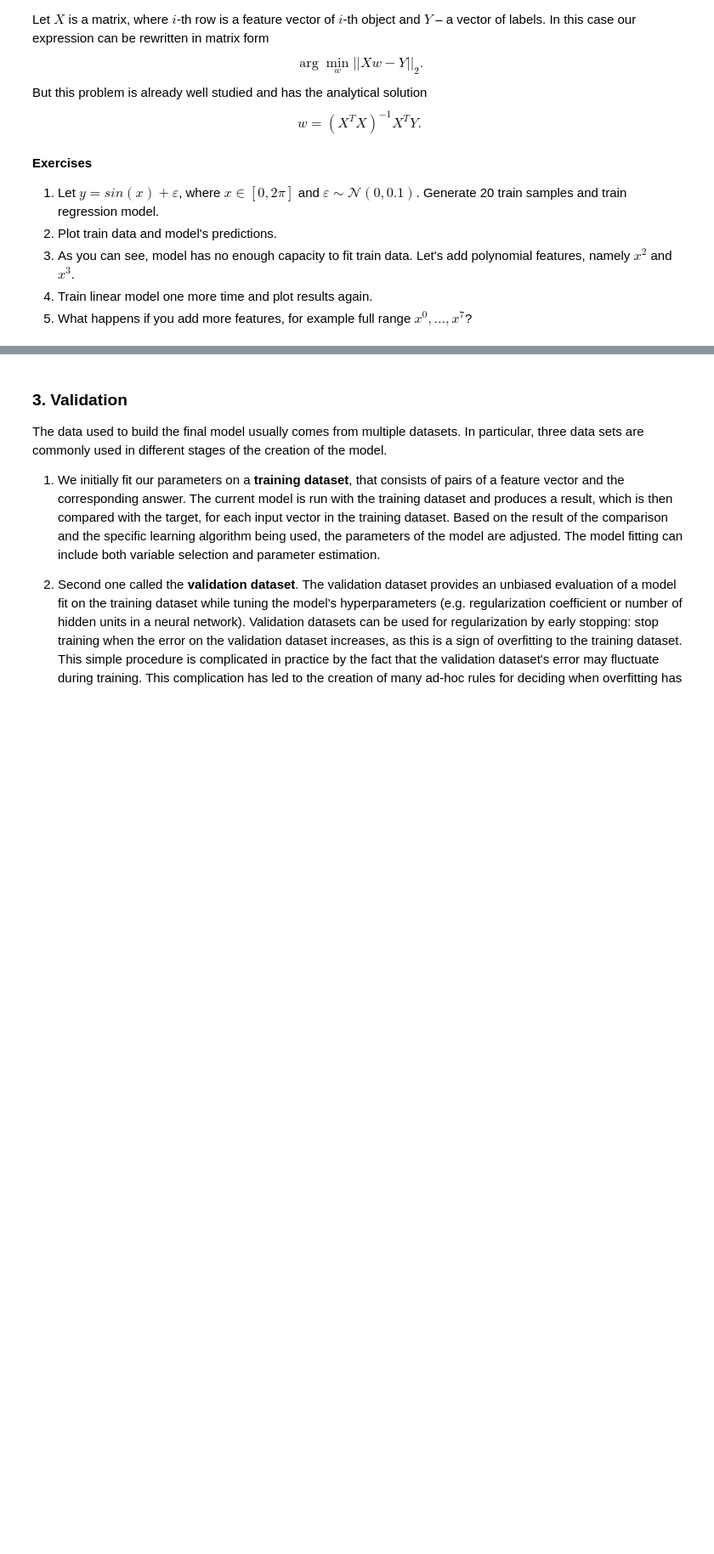
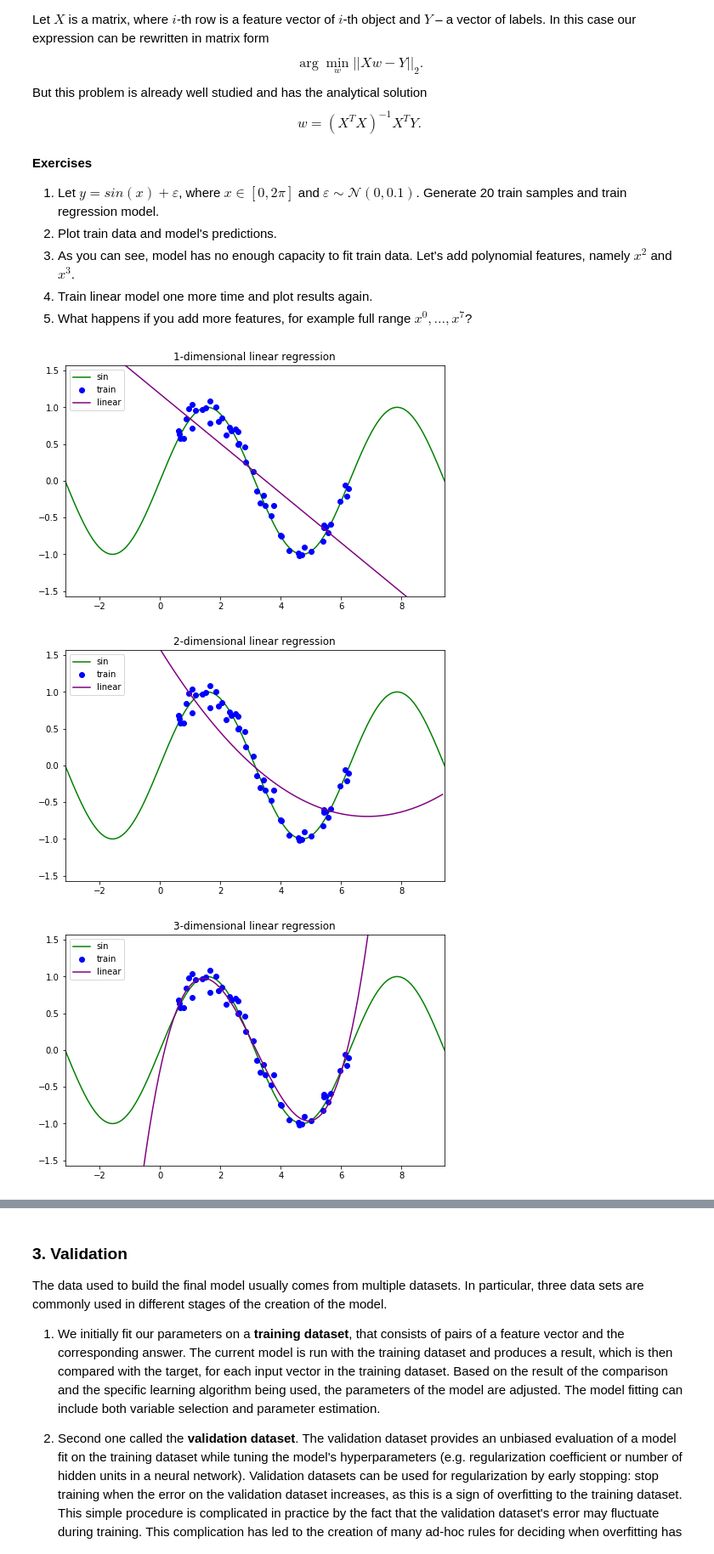
Before and after one commit to sergevkim/DarinKim, a Jupyter notebook: draft-1.ipynb, the cells around one changed output, grey strips where cells are left out. Shown: that part at 85% size. Saved outputs shown, nothing was run; the diff lists cells and outputs as text; code cells hidden in the pictures; blank space fills up the shorter version.

```diff
--- a/draft-1.ipynb
+++ b/draft-1.ipynb
@@ -58,0 +69,47 @@ $$w = (X^TX)^{-1}X^TY.$$
+# %%
+# let's set our parameters
+sz = 50
+eps = np.random.normal(0, 0.1, sz)
+xAll = np.arange(-np.pi, 3 * np.pi, 0.1)
+xSin = np.array([i / 100 for i in range(-500, 1500)])
+ySin = np.sin(xSin)
+
+x = np.random.uniform(0, 2 * np.pi, sz)
+x = np.sort(x)
+y = np.sin(x) + eps
+x = x.reshape(-1, 1)
+# %%
+# artist - a person who creates paintings or drawings as a profession or hobby
+def artist(_dim):
+    plt.figure(figsize=(8, 5))
+    plt.axis([-np.pi, 3 * np.pi, -np.pi / 2, np.pi / 2])
+    plt.plot(xSin, ySin, color="green", label="sin")
+    plt.plot(x, y, 'o', color="blue", label="train")
+
+    xPoly = x
+    for i in range(2, _dim + 1):
+        xPow = np.array(x ** i)
+        xPoly = np.concatenate((xPoly, xPow), axis=1)
+
+    linRegr = linear_model.LinearRegression().fit(xPoly, y)
+    polynom = linRegr.intercept_
+    for i in range(1, _dim + 1):
+        polynom += xAll ** (i) * linRegr.coef_[i - 1]
+
+    plt.plot(xAll, polynom, color="purple", label="linear")
+    plt.title(str(_dim) + "-dimensional linear regression")
+    plt.legend()
+    plt.show()
+# %%
+dim = 1
+artist(dim)
+dim = 2
+artist(dim)
+dim = 3
+artist(dim)
+dim = 8
+artist(dim)
+# %% [output]
+[figure, added]
+[figure, added]
+[figure, added]
```
Also changed, not shown: parts of 16 cells of this notebook.
